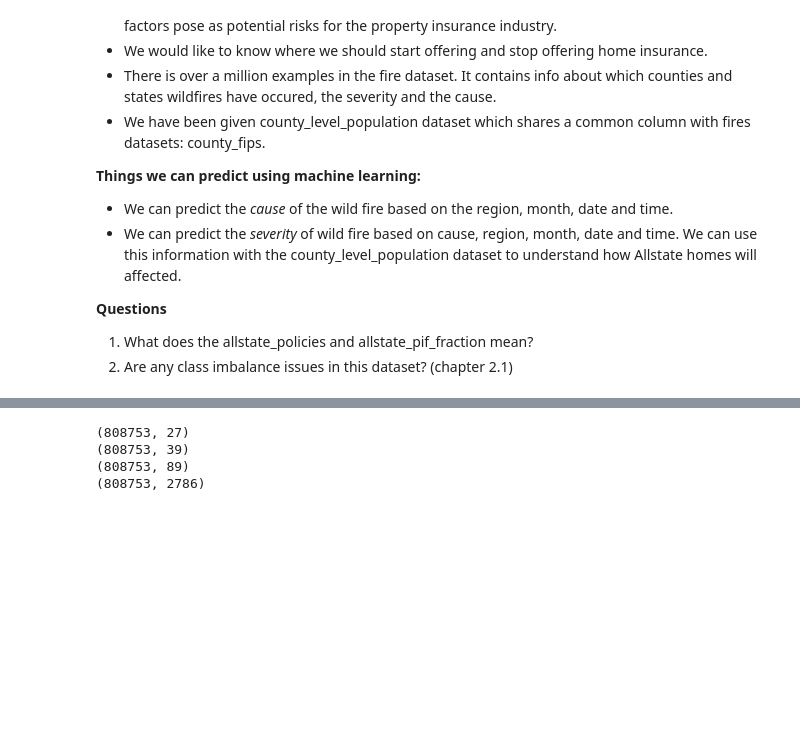
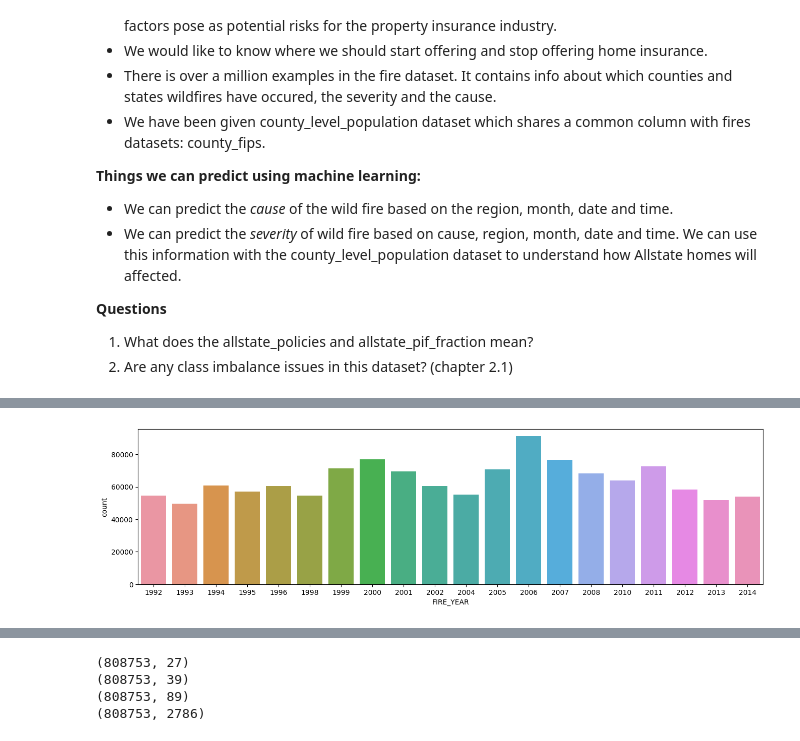
Before and after one commit to nandinijirobe/Allstate_AIStudio_Project, a Jupyter notebook: Allstate_AI_Studio_Project.ipynb, the cells around one changed output, grey strips where cells are left out. Cells and saved outputs as stored; diff of their text form; code cells hidden in the pictures; blank space fills up the shorter version.

```diff
--- a/Allstate_AI_Studio_Project.ipynb
+++ b/Allstate_AI_Studio_Project.ipynb
@@ -343,0 +370,6 @@ sampled_df.head(10)
+# %%
+plt.figure(figsize=(16,4))
+sns.countplot(sampled_df, x="FIRE_YEAR")
+plt.show()
+# %% [output]
+[figure, added]
```
Also changed, not shown: parts of 13 cells of this notebook.
